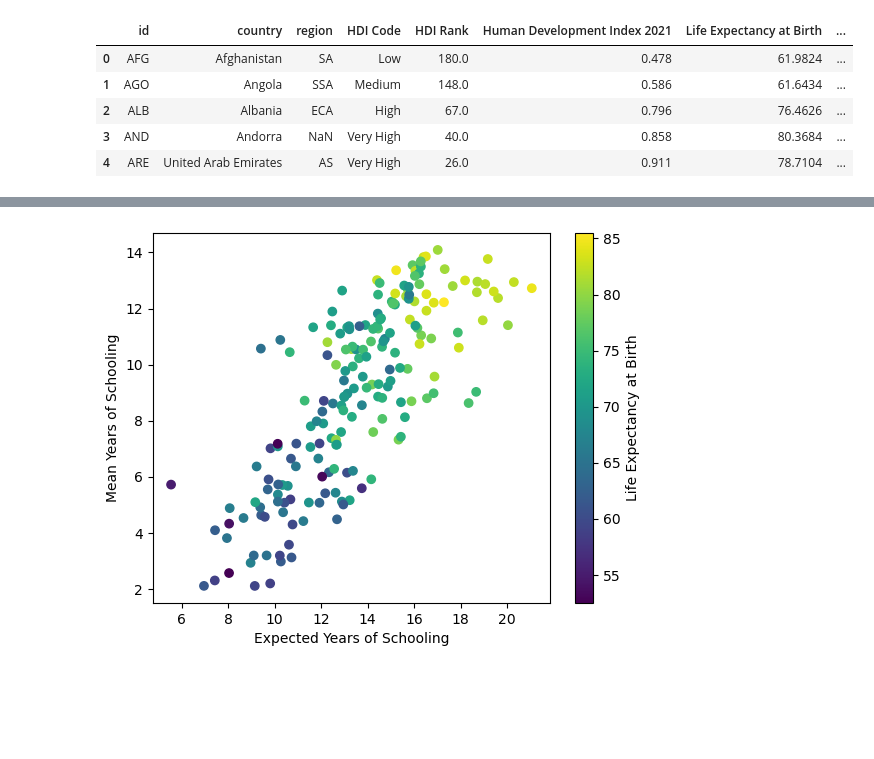
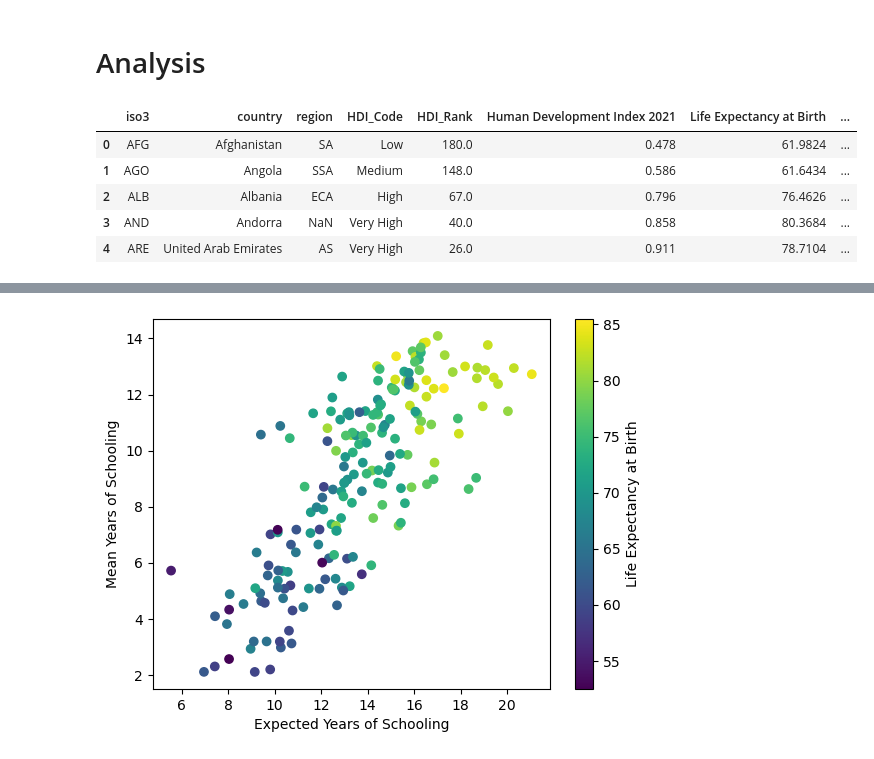
Before and after one commit to AbdullaMashaly/Human_Development_Index, a Jupyter notebook: HDI_Analysis.ipynb, the cells around one changed output, grey strips where cells are left out. Saved outputs shown, nothing was run; the diff lists cells and outputs as text; code cells hidden in the pictures; blank space fills up the shorter version.

```diff
--- a/HDI_Analysis.ipynb
+++ b/HDI_Analysis.ipynb
@@ -1,3 +1,5 @@
+# %% [markdown]
+# Analysis
 # %%
 # Dependencies
 import matplotlib.pyplot as plt
@@ -7,10 +10,10 @@ import scipy.stats as st
 # %%
 # Read CSV
-HDI_2021 = pd.read_csv("HDI_2021_countries.csv")
+HDI_2021 = pd.read_csv("csv tables/HDI_2021_countries.csv")
 
 HDI_2021.head()
 # %% [output]
-|  | id | country | region | HDI Code | HDI Rank | Human Development Index 2021 | Life Expectancy at Birth | ... |
+|  | iso3 | country | region | HDI_Code | HDI_Rank | Human Development Index 2021 | Life Expectancy at Birth | ... |
 | 0 | AFG | Afghanistan | SA | Low | 180.0 | 0.478 | 61.9824 | ... |
 | 1 | AGO | Angola | SSA | Medium | 148.0 | 0.586 | 61.6434 | ... |
 | 2 | ALB | Albania | ECA | High | 67.0 | 0.796 | 76.4626 | ... |
```
Also changed, not shown: parts of 23 cells of this notebook, 8 other files.
